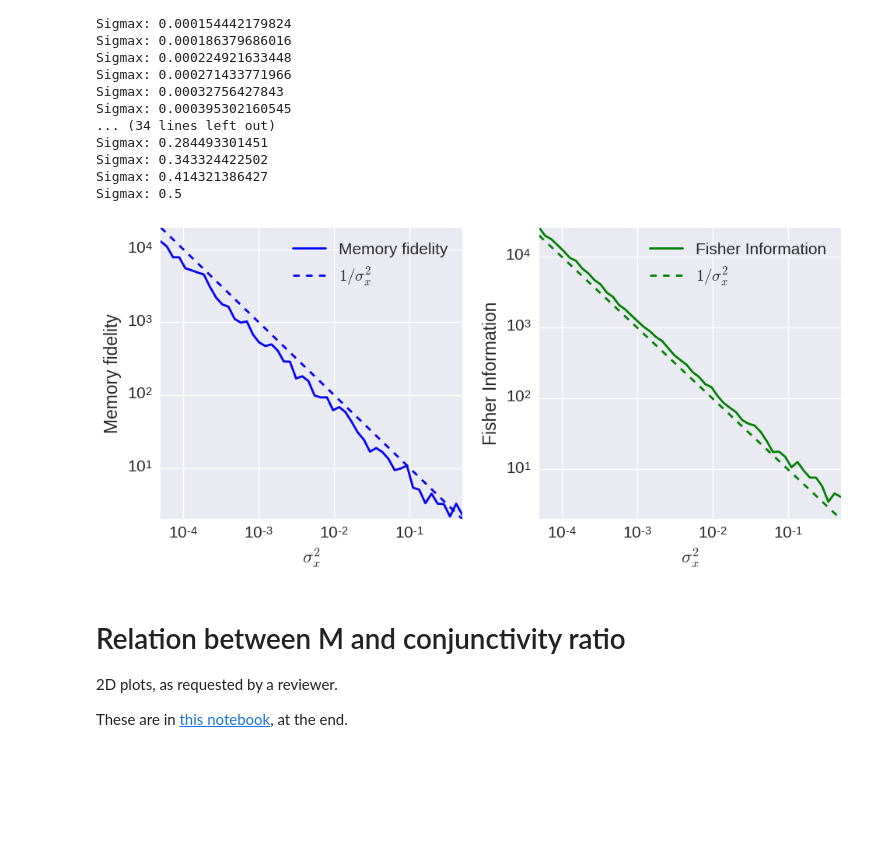
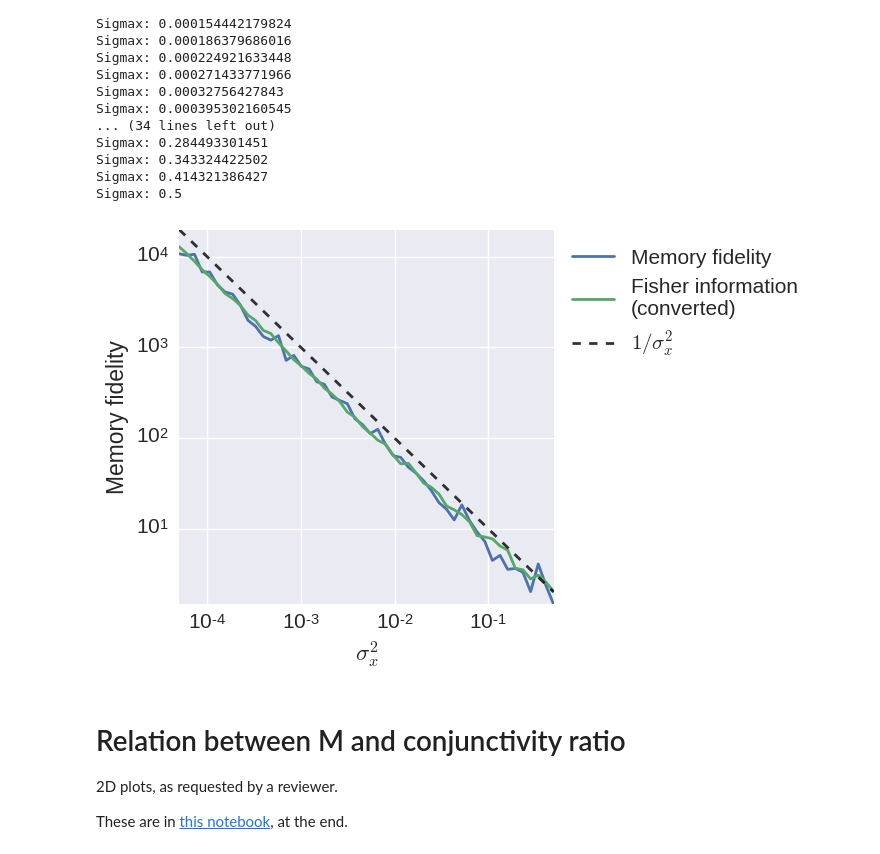
Before and after one commit to Azhag/Bayesian-visual-working-memory, a Jupyter notebook: Experiments/thesis_plots/Single Item characterisation - Mixed network - 12.2016.ipynb, the cells around one changed output. Cells and saved outputs as stored; diff of their text form; code cells hidden in the pictures; blank space fills up the shorter version.

```diff
--- a/Experiments/thesis_plots/Single Item characterisation - Mixed network - 12.2016.ipynb
+++ b/Experiments/thesis_plots/Single Item characterisation - Mixed network - 12.2016.ipynb
@@ -315,26 +312,30 @@ Sigmax: 0.343324422502
 Sigmax: 0.414321386427
 Sigmax: 0.5
 # %%
-f, axes = plt.subplots(nrows=1, ncols=2, figsize=(10, 5))
+f, axes = plt.subplots(nrows=1, ncols=1, figsize=(5, 5))
+axes = [axes]
 
-axes[0].loglog(sigmax2_space, mem_fidelities, 'b', sigmax2_space, sigmax2_space**-1., 'b--')
+axes[0].loglog(sigmax2_space, mem_fidelities)
+axes[0].loglog(sigmax2_space, fisherinfos/2.)
+axes[0].loglog(sigmax2_space, sigmax2_space**-1., 'k--', alpha=0.8)
 axes[0].set_xlabel('$\sigma_x^2$')
 axes[0].set_ylabel('Memory fidelity')
-axes[0].legend(["Memory fidelity", "$1/\sigma_x^2$"])
+axes[0].legend(["Memory fidelity", "Fisher information \n(converted)", "$1/\sigma_x^2$"],
+               loc='upper left', bbox_to_anchor=(1, 1))
 axes[0].autoscale(enable=True, tight=True)
 
-axes[1].loglog(sigmax2_space, fisherinfos, 'g')
-axes[1].loglog(sigmax2_space, sigmax2_space**-1., 'g--')
-axes[1].set_xlabel('$\sigma_x^2$')
-axes[1].set_ylabel('Fisher Information')
-axes[1].legend(["Fisher Information", "$1/\sigma_x^2$"])
-axes[1].autoscale(enable=True, tight=True)
+# axes[1].loglog(sigmax2_space, fisherinfos/2., 'g')
+# axes[1].loglog(sigmax2_space, sigmax2_space**-1., 'g--')
+# axes[1].set_xlabel('$\sigma_x^2$')
+# axes[1].set_ylabel('Fisher Information')
+# axes[1].legend(["Fisher Information", "$1/\sigma_x^2$"])
+# axes[1].autoscale(enable=True, tight=True)
 
 plt.tight_layout()
 
 f.savefig(dataio.create_formatted_filename("encoding_noise_effect_{label}_{unique_id}.pdf"))
 # %% [output]
-[figure, old version]
+[figure, new version]
 # %% [markdown]
 # Relation between M and conjunctivity ratio
 
```
Also changed, not shown: parts of 4 cells of this notebook, 9 other files.
